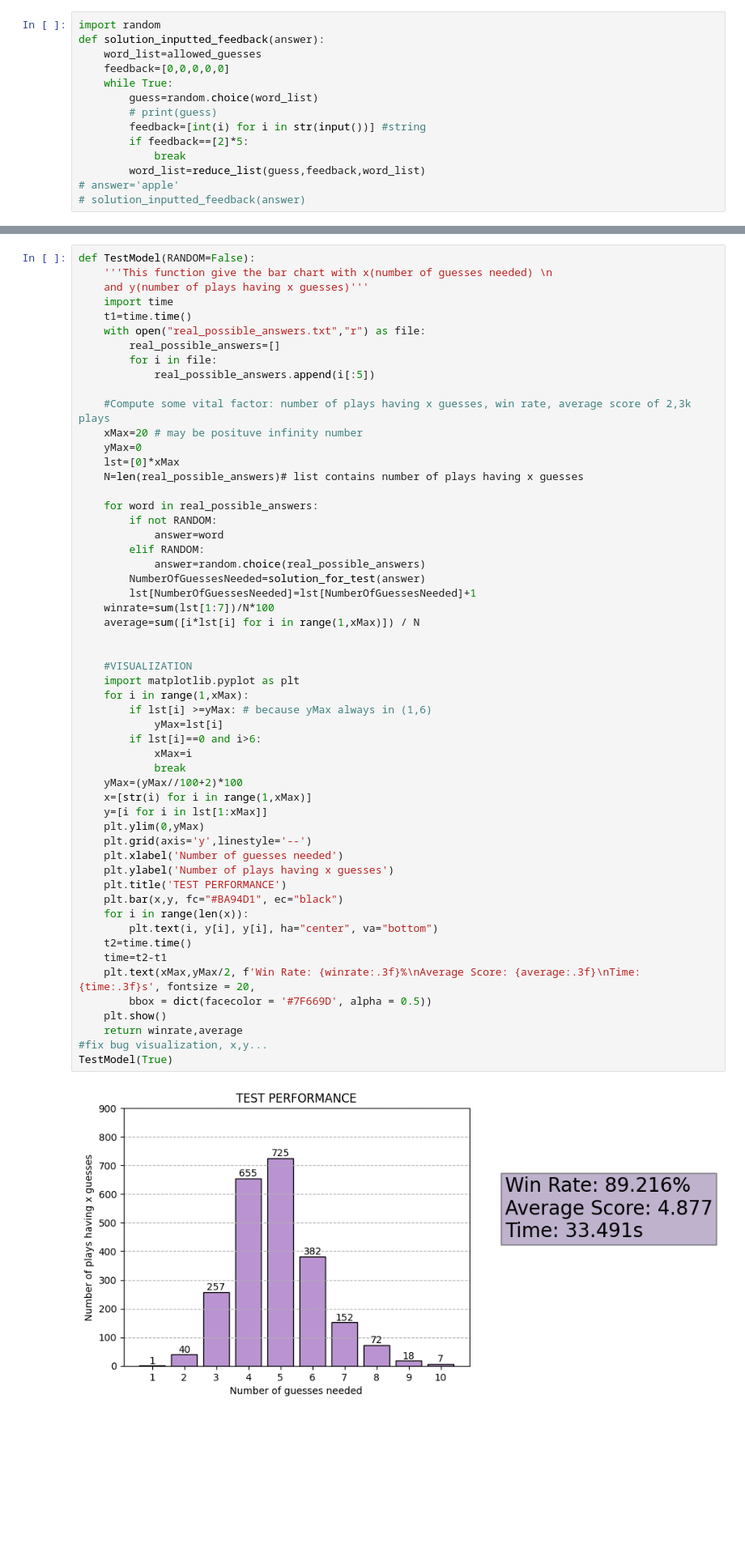
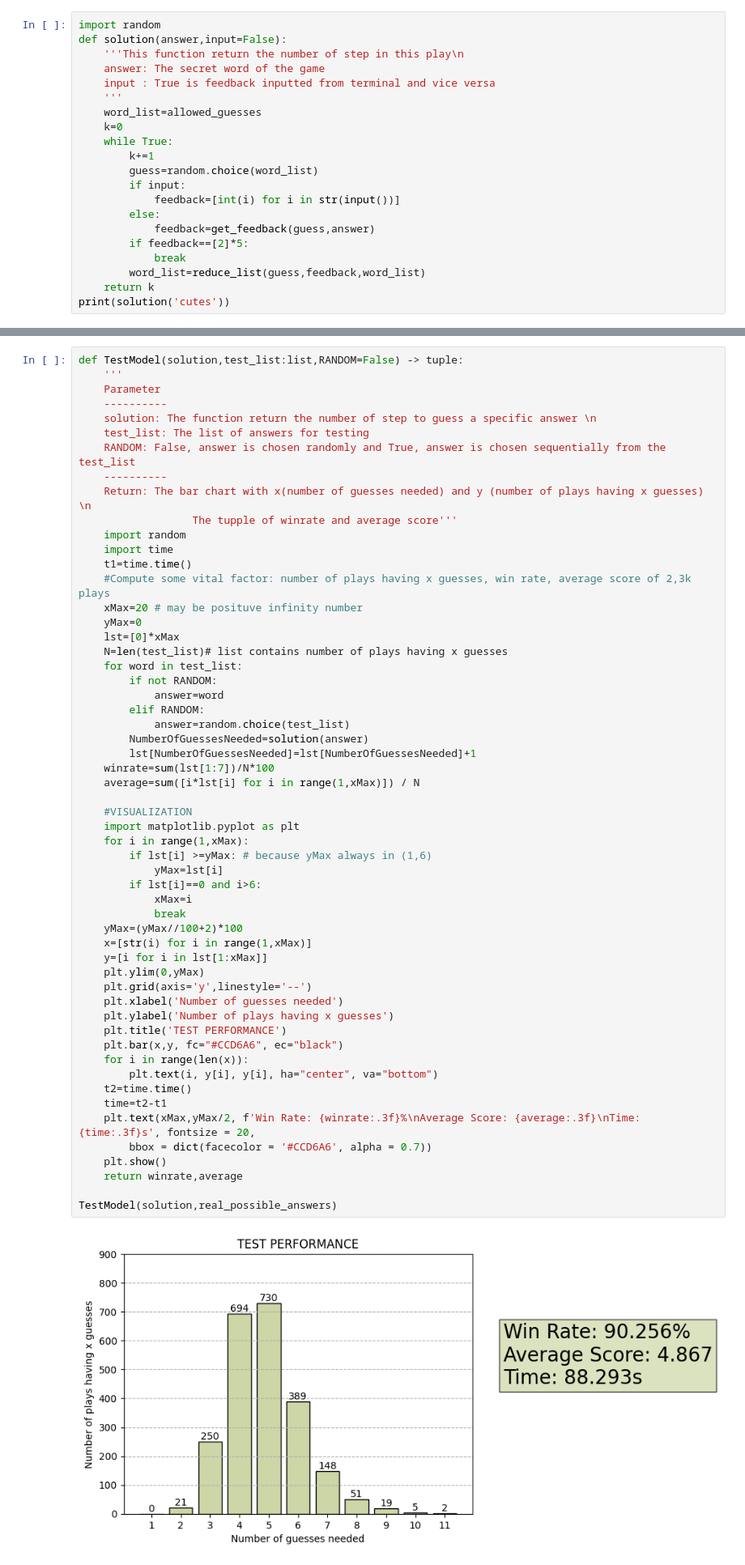
Before and after one commit to thiemcun203/wordle-project, a Jupyter notebook: random_native_wordle.ipynb, the cells around one changed output, grey strips where cells are left out. Shown: that part at 81% size. Saved outputs shown, nothing was run; the diff lists cells and outputs as text; blank space fills up the shorter version.

Commit message:
change test model and solution abit

```diff
--- a/random_native_wordle.ipynb
+++ b/random_native_wordle.ipynb
@@ -85,15 +65,22 @@ print(len(reduce_list('slate',[1,0,1,0,0],allowed_guesses)))
 SOLUTION fuction (may be and solution for test)
 # %%
 import random
-def solution_inputted_feedback(answer):
+def solution(answer,input=False):
+    '''This function return the number of step in this play\n
+    answer: The secret word of the game
+    input : True is feedback inputted from terminal and vice versa
+    '''
     word_list=allowed_guesses
-    feedback=[0,0,0,0,0]
+    k=0
     while True:
+        k+=1
         guess=random.choice(word_list)
-        # print(guess)
-        feedback=[int(i) for i in str(input())] #string
+        if input:
+            feedback=[int(i) for i in str(input())]
+        else:
+            feedback=get_feedback(guess,answer)
         if feedback==[2]*5:
             break
         word_list=reduce_list(guess,feedback,word_list)
-# answer='apple'
-# solution_inputted_feedback(answer)
+    return k
+print(solution('cutes'))
@@ -116,59 +89,60 @@ print(solution_for_test('cutes'))
 # %% [markdown]
 TEST
 # %%
-def TestModel(RANDOM=False):
-    '''This function give the bar chart with x(number of guesses needed) \n
-    and y(number of plays having x guesses)'''
+def TestModel(solution,test_list:list,RANDOM=False) -> tuple:
+    '''
+    Parameter
+    ----------
+    solution: The function return the number of step to guess a specific answer \n
+    test_list: The list of answers for testing
+    RANDOM: False, answer is chosen randomly and True, answer is chosen sequentially from the test_list
+    ----------
+    Return: The bar chart with x(number of guesses needed) and y (number of plays having x guesses) \n
+                  The tupple of winrate and average score'''
+    import random
     import time
     t1=time.time()
-    with open("real_possible_answers.txt","r") as file:
-        real_possible_answers=[]
-        for i in file:
-            real_possible_answers.append(i[:5])
-
     #Compute some vital factor: number of plays having x guesses, win rate, average score of 2,3k plays
     xMax=20 # may be posituve infinity number
     yMax=0
     lst=[0]*xMax
-    N=len(real_possible_answers)# list contains number of plays having x guesses
-
-    for word in real_possible_answers:
+    N=len(test_list)# list contains number of plays having x guesses
+    for word in test_list:
         if not RANDOM:
             answer=word
         elif RANDOM:
-            answer=random.choice(real_possible_answers)
-        NumberOfGuessesNeeded=solution_for_test(answer)
+            answer=random.choice(test_list)
+        NumberOfGuessesNeeded=solution(answer)
         lst[NumberOfGuessesNeeded]=lst[NumberOfGuessesNeeded]+1
     winrate=sum(lst[1:7])/N*100
     average=sum([i*lst[i] for i in range(1,xMax)]) / N
-
 
     #VISUALIZATION
     import matplotlib.pyplot as plt
     for i in range(1,xMax):
         if lst[i] >=yMax: # because yMax always in (1,6)
             yMax=lst[i]
         if lst[i]==0 and i>6:
             xMax=i
             break
     yMax=(yMax//100+2)*100
     x=[str(i) for i in range(1,xMax)]
     y=[i for i in lst[1:xMax]]
     plt.ylim(0,yMax)
     plt.grid(axis='y',linestyle='--')
     plt.xlabel('Number of guesses needed')
     plt.ylabel('Number of plays having x guesses')
     plt.title('TEST PERFORMANCE')
-    plt.bar(x,y, fc="#BA94D1", ec="black")
+    plt.bar(x,y, fc="#CCD6A6", ec="black")
     for i in range(len(x)):
         plt.text(i, y[i], y[i], ha="center", va="bottom")
     t2=time.time()
     time=t2-t1
     plt.text(xMax,yMax/2, f'Win Rate: {winrate:.3f}%\nAverage Score: {average:.3f}\nTime: {time:.3f}s', fontsize = 20,
-		bbox = dict(facecolor = '#7F669D', alpha = 0.5))
+		bbox = dict(facecolor = '#CCD6A6', alpha = 0.7))
     plt.show()
     return winrate,average
-#fix bug visualization, x,y...
-TestModel(True)
+
+TestModel(solution,real_possible_answers)
 # %% [output]
-[figure, old version]
+[figure, new version]
```
Also changed, not shown: parts of 7 cells of this notebook.
